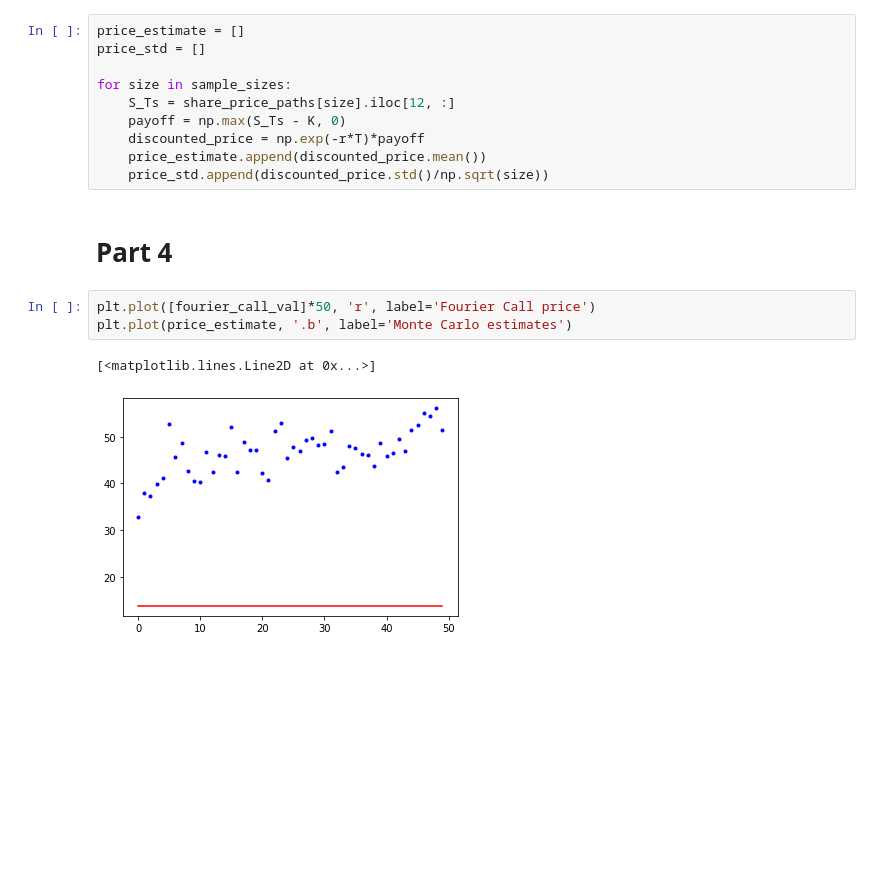
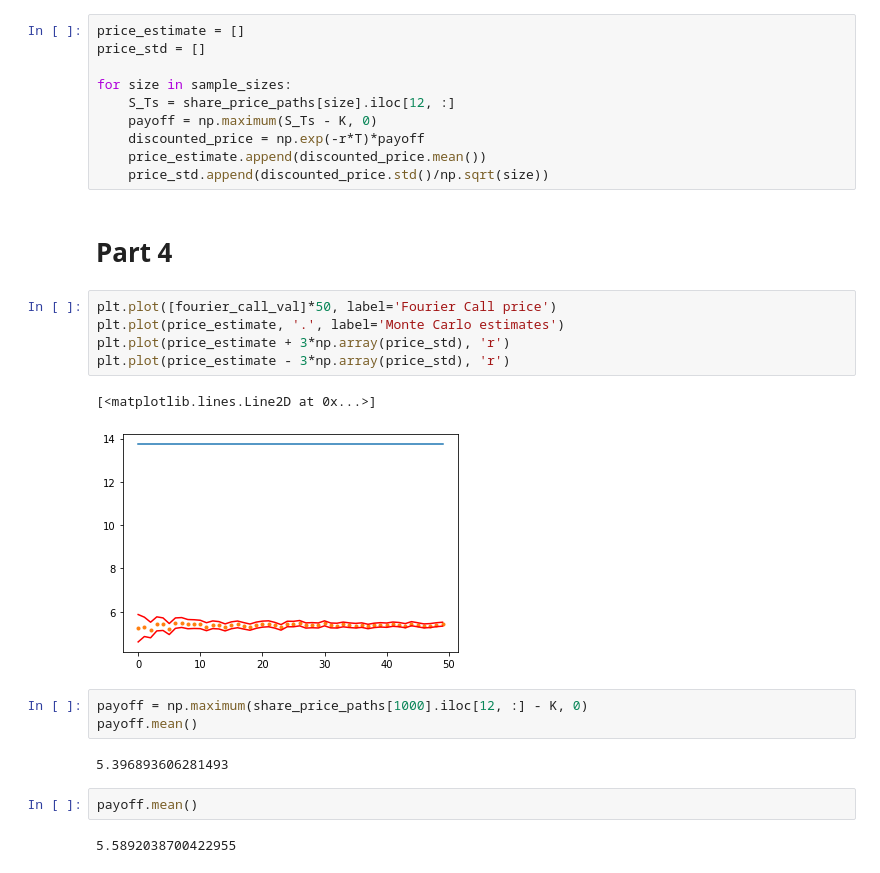
Before and after one commit to kyle-nguyennn/wqu-computational-finance, a Jupyter notebook: week5/Week 5.ipynb, the cells around one changed output. Saved outputs shown, nothing was run; the diff lists cells and outputs as text; blank space fills up the shorter version.

```diff
--- a/week5/Week 5.ipynb
+++ b/week5/Week 5.ipynb
@@ -213,15 +213,26 @@ price_std = []
 
 for size in sample_sizes:
     S_Ts = share_price_paths[size].iloc[12, :]
-    payoff = np.max(S_Ts - K, 0)
+    payoff = np.maximum(S_Ts - K, 0)
     discounted_price = np.exp(-r*T)*payoff
     price_estimate.append(discounted_price.mean())
     price_std.append(discounted_price.std()/np.sqrt(size))
 # %% [markdown]
 # Part 4
 # %%
-plt.plot([fourier_call_val]*50, 'r', label='Fourier Call price')
-plt.plot(price_estimate, '.b', label='Monte Carlo estimates')
+plt.plot([fourier_call_val]*50, label='Fourier Call price')
+plt.plot(price_estimate, '.', label='Monte Carlo estimates')
+plt.plot(price_estimate + 3*np.array(price_std), 'r')
+plt.plot(price_estimate - 3*np.array(price_std), 'r')
 # %% [output]
 [<matplotlib.lines.Line2D at 0x...>]
-[figure, old version]
+[figure, new version]
+# %%
+payoff = np.maximum(share_price_paths[1000].iloc[12, :] - K, 0)
+payoff.mean()
+# %% [output]
+5.396893606281493
+# %%
+payoff.mean()
+# %% [output]
+5.5892038700422955
```
